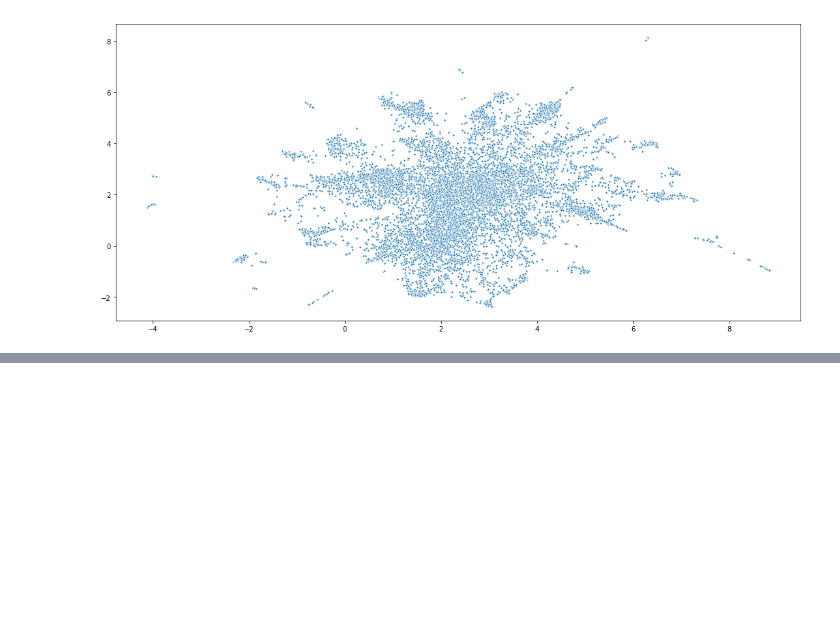
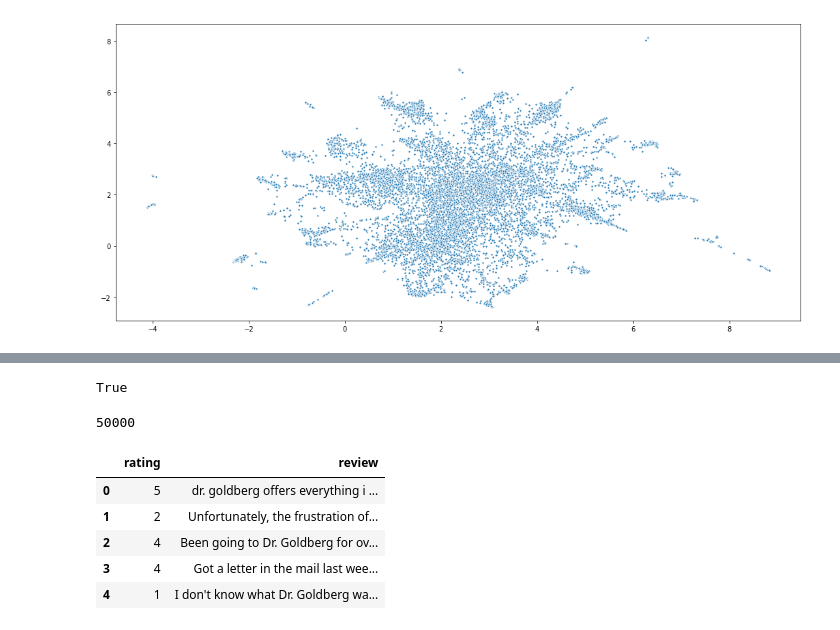
Before and after one commit to madhugopinathan/deep-nlu, a Jupyter notebook: word_embeddings.ipynb, the cells around one changed output, grey strips where cells are left out. Cells and saved outputs as stored; diff of their text form; code cells hidden in the pictures; blank space fills up the shorter version.

```diff
--- a/word_embeddings.ipynb
+++ b/word_embeddings.ipynb
@@ -13,6 +35,8 @@ import torch
 import torchtext
 from torchtext.vocab import GloVe
 import umap
+# %%
+pd.options.display.max_colwidth=-1
 # %% [markdown]
 ## Visualize and explore neighbourhood of word embeddings (Glove)
 # %%
@@ -136,0 +171,21 @@ sns.scatterplot(u[:,0], u[:,1], ax=ax, s=10);
+# %%
+torch.cuda.is_available()
+# %% [output]
+True
+# %%
+len(test_dataset)
+# %% [output]
+50000
+# %%
+train_df = pd.read_csv("./data/yelp_review_full_csv/train.csv",
+                       names=['rating','review'],
+                       header=None)
+# %%
+train_df.head()
+# %% [output]
+|  | rating | review |
+| 0 | 5 | dr. goldberg offers everything i ... |
+| 1 | 2 | Unfortunately, the frustration of... |
+| 2 | 4 | Been going to Dr. Goldberg for ov... |
+| 3 | 4 | Got a letter in the mail last wee... |
+| 4 | 1 | I don't know what Dr. Goldberg wa... |
```
Also changed, not shown: parts of 34 cells of this notebook.
